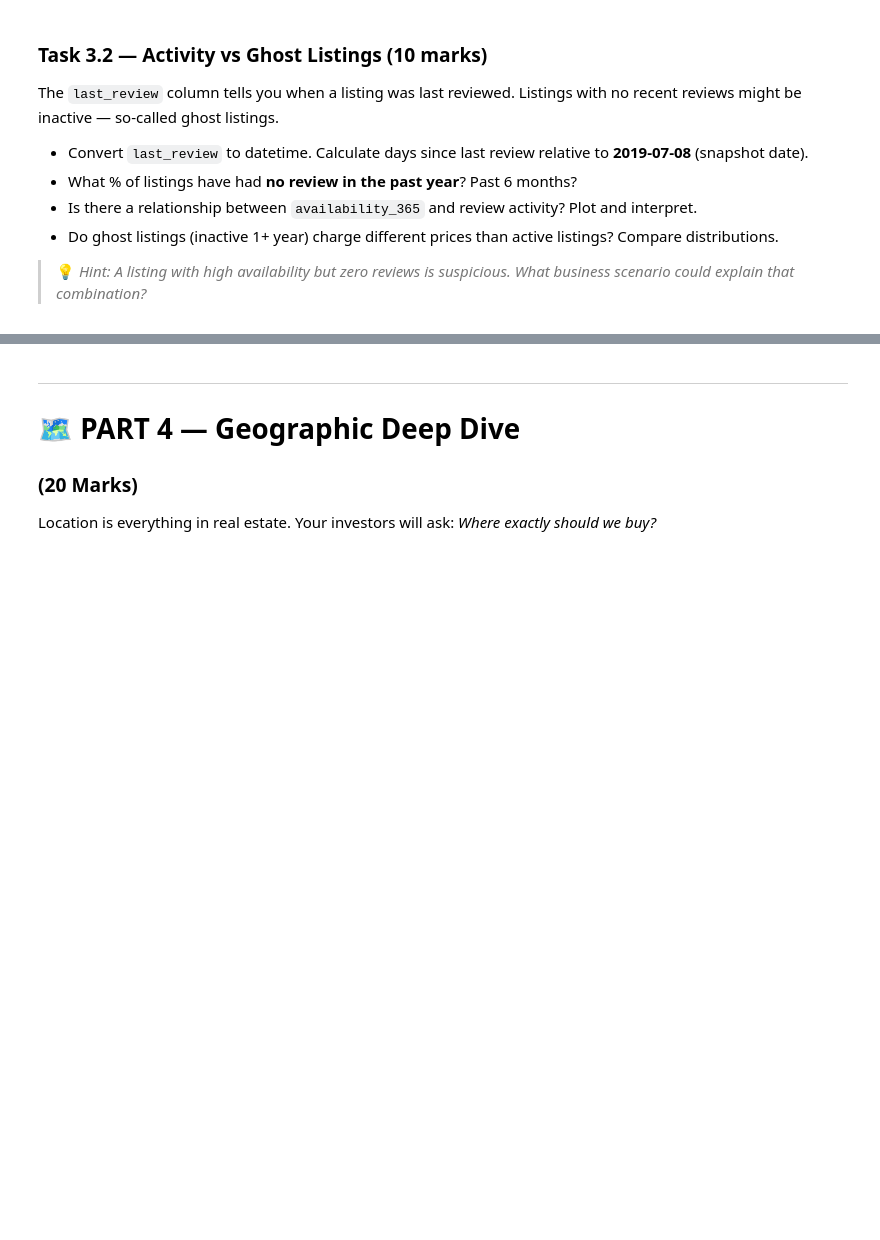
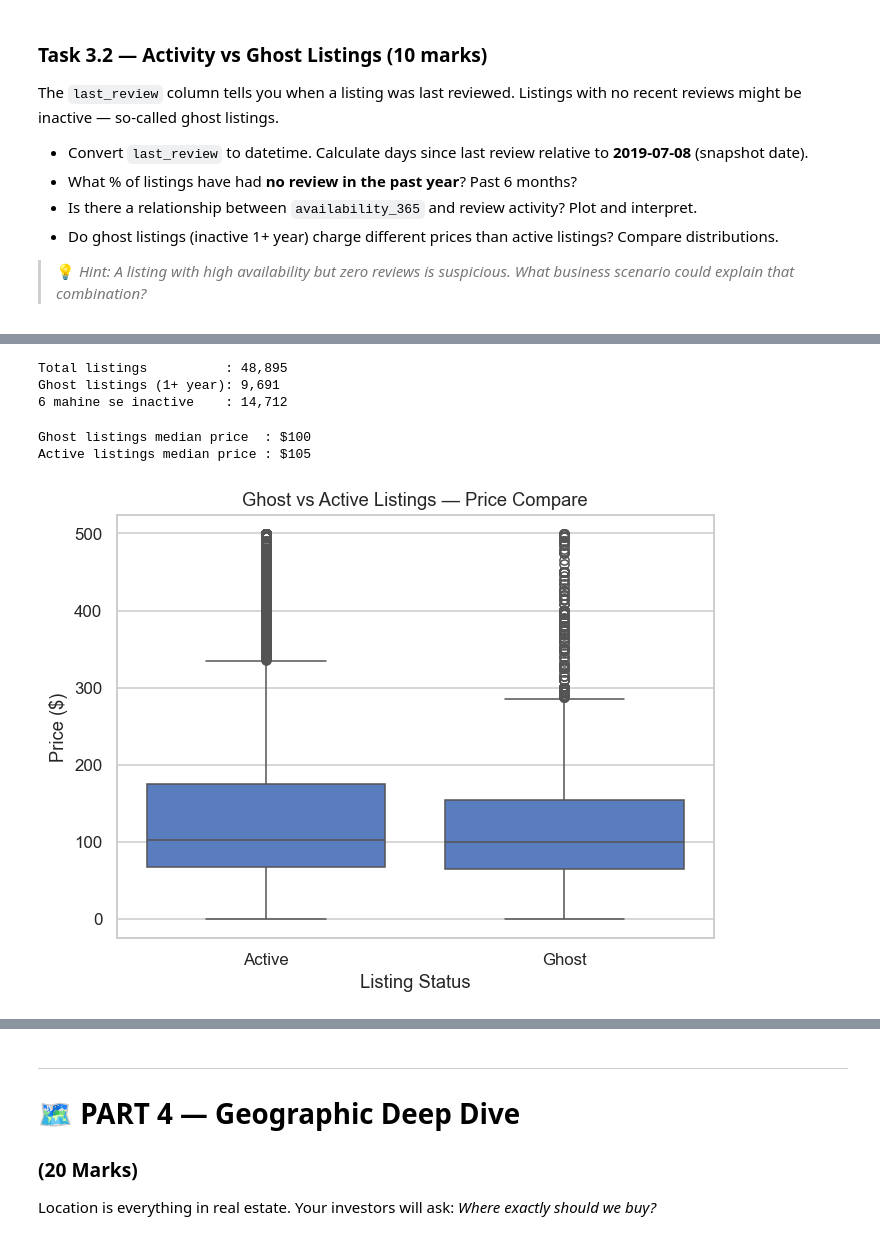
Before and after one commit to tashfeen786/Netsol-week-2, a Jupyter notebook: EDA_Assignment_NYC_Airbnb .ipynb, the cells around one changed output, grey strips where cells are left out. Cells and saved outputs as stored; diff of their text form; code cells hidden in the pictures; blank space fills up the shorter version.

```diff
--- a/EDA_Assignment_NYC_Airbnb .ipynb
+++ b/EDA_Assignment_NYC_Airbnb .ipynb
@@ -675,0 +763,11 @@ Listings with no recent reviews might be inactive — so-called ghost listings.
+# %%
+# Your code here
+# last_review abhi text ma hain convert karna padega date format mein
+df['last_review'] = pd.to_datetime(df['last_review'])
+# %%
+snapshot_date = pd.Timestamp('2019-07-08')
+# %%
+# Har listing ke liye kitne din pehle review aaya?
+df['days_since_review'] = (snapshot_date - df['last_review']).dt.days
+
+print(df[['last_review', 'days_since_review']].head(10))
@@ -675,0 +786,36 @@ Listings with no recent reviews might be inactive — so-called ghost listings.
+# %%
+# 1 saal se review nahi aaya = ghost listing
+ghost = df[df['days_since_review'] > 365]
+active = df[df['days_since_review'] <= 365]
+
+total = len(df)
+print(f"Total listings          : {total:,}")
+print(f"Ghost listings (1+ year): {len(ghost):,}")
+# 6 mahine se review nahi
+ghost_6m = df[df['days_since_review'] > 180]
+print(f"6 mahine se inactive    : {len(ghost_6m):,}")
+# %% [output]
+Total listings          : 48,895
+Ghost listings (1+ year): 9,691
+6 mahine se inactive    : 14,712
+# %%
+# Ghost aur active listings ka price compare
+print(f"Ghost listings median price  : ${ghost['price'].median():.0f}")
+print(f"Active listings median price : ${active['price'].median():.0f}")
+
+
+df['listing_status'] = 'Active'
+df.loc[df['days_since_review'] > 365, 'listing_status'] = 'Ghost'
+
+plt.figure(figsize=(7, 5))
+sns.boxplot(data=df[df['price'] < 500],
+            x='listing_status',
+            y='price')
+plt.title('Ghost vs Active Listings — Price Compare')
+plt.xlabel('Listing Status')
+plt.ylabel('Price ($)')
+plt.show()
+# %% [output]
+Ghost listings median price  : $100
+Active listings median price : $105
+[figure, added]
```
Also changed, not shown: parts of 16 cells of this notebook.
